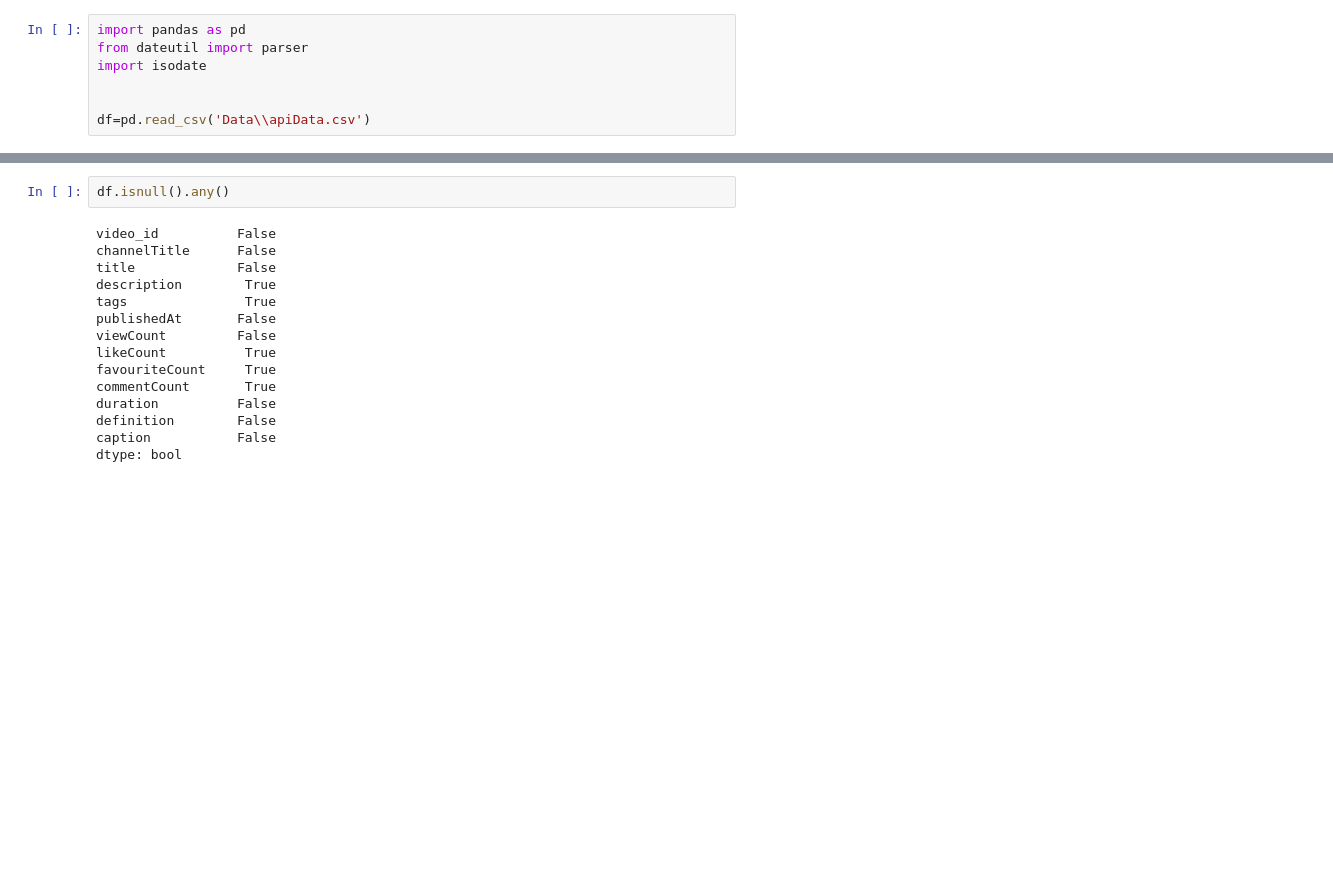
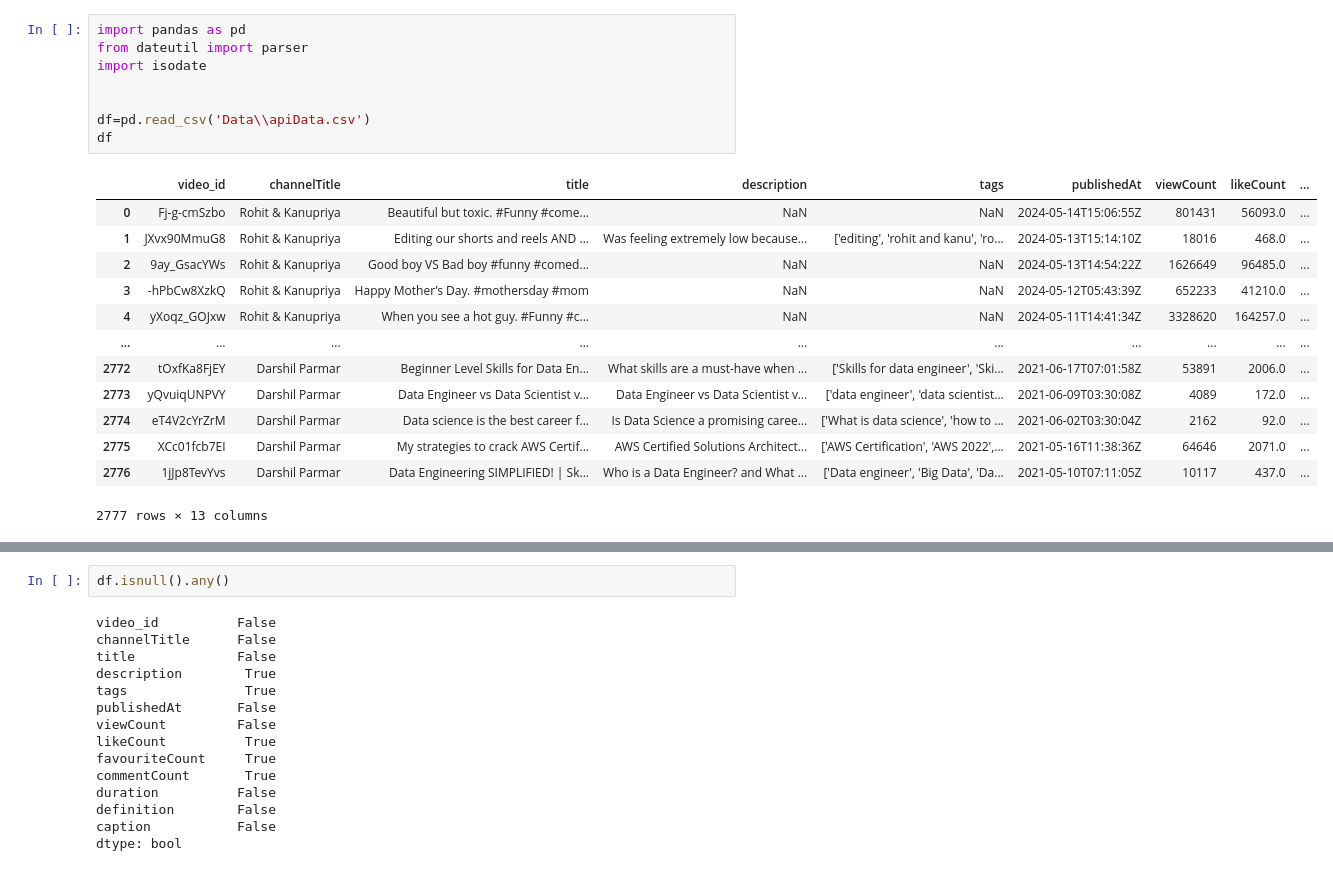
Before and after one commit to Shyam414/YT_Data, a Jupyter notebook: apidataCleaning.ipynb, the cells around one changed output, grey strips where cells are left out. Drawn from its saved outputs; the diff is of its cells as text; blank space fills up the shorter version.

```diff
--- a/apidataCleaning.ipynb
+++ b/apidataCleaning.ipynb
@@ -1,7 +1,22 @@
 # %%
 import pandas as pd
 from dateutil import parser
 import isodate
 
 
 df=pd.read_csv('Data\\apiData.csv')
+df
+# %% [output]
+|  | video_id | channelTitle | title | description | tags | publishedAt | viewCount | likeCount | ... |
+| 0 | Fj-g-cmSzbo | Rohit & Kanupriya | Beautiful but toxic. #Funny #come... | NaN | NaN | 2024-05-14T15:06:55Z | 801431 | 56093.0 | ... |
+| 1 | JXvx90MmuG8 | Rohit & Kanupriya | Editing our shorts and reels AND ... | Was feeling extremely low because... | ['editing', 'rohit and kanu', 'ro... | 2024-05-13T15:14:10Z | 18016 | 468.0 | ... |
+| 2 | 9ay_GsacYWs | Rohit & Kanupriya | Good boy VS Bad boy #funny #comed... | NaN | NaN | 2024-05-13T14:54:22Z | 1626649 | 96485.0 | ... |
+| 3 | -hPbCw8XzkQ | Rohit & Kanupriya | Happy Mother’s Day. #mothersday #mom | NaN | NaN | 2024-05-12T05:43:39Z | 652233 | 41210.0 | ... |
+| 4 | yXoqz_GOJxw | Rohit & Kanupriya | When you see a hot guy. #Funny #c... | NaN | NaN | 2024-05-11T14:41:34Z | 3328620 | 164257.0 | ... |
+| ... | ... | ... | ... | ... | ... | ... | ... | ... | ... |
+| 2772 | tOxfKa8FjEY | Darshil Parmar | Beginner Level Skills for Data En... | What skills are a must-have when ... | ['Skills for data engineer', 'Ski... | 2021-06-17T07:01:58Z | 53891 | 2006.0 | ... |
+| 2773 | yQvuiqUNPVY | Darshil Parmar | Data Engineer vs Data Scientist v... | Data Engineer vs Data Scientist v... | ['data engineer', 'data scientist... | 2021-06-09T03:30:08Z | 4089 | 172.0 | ... |
+| 2774 | eT4V2cYrZrM | Darshil Parmar | Data science is the best career f... | Is Data Science a promising caree... | ['What is data science', 'how to ... | 2021-06-02T03:30:04Z | 2162 | 92.0 | ... |
+| 2775 | XCc01fcb7EI | Darshil Parmar | My strategies to crack AWS Certif... | AWS Certified Solutions Architect... | ['AWS Certification', 'AWS 2022',... | 2021-05-16T11:38:36Z | 64646 | 2071.0 | ... |
+| 2776 | 1jJp8TevYvs | Darshil Parmar | Data Engineering SIMPLIFIED! | Sk... | Who is a Data Engineer? and What ... | ['Data engineer', 'Big Data', 'Da... | 2021-05-10T07:11:05Z | 10117 | 437.0 | ... |
+2777 rows × 13 columns
```
Also changed, not shown: parts of 1 cell of this notebook, 2 other files.
